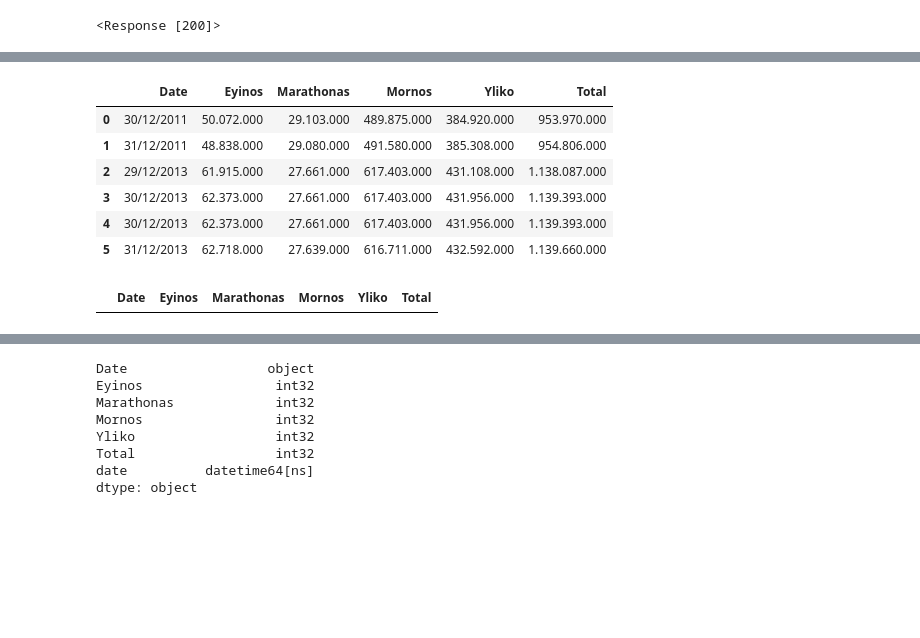
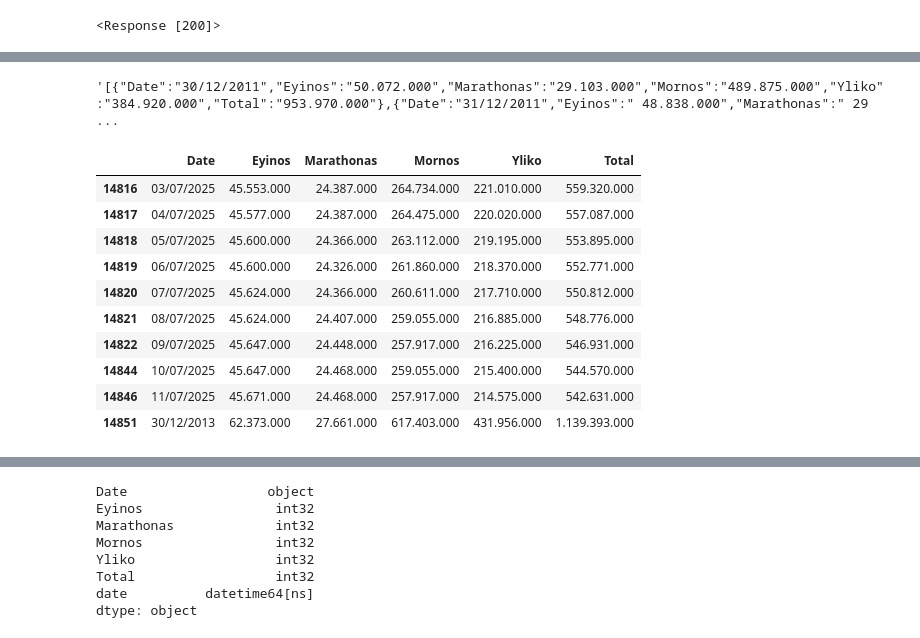
Before and after one commit to iMEdD-Lab/water_reservoirs, a Jupyter notebook: water_resrv-2025.ipynb, the cells around one changed output, grey strips where cells are left out. Saved outputs shown, nothing was run; the diff lists cells and outputs as text; code cells hidden in the pictures; blank space fills up the shorter version.

```diff
--- a/water_resrv-2025.ipynb
+++ b/water_resrv-2025.ipynb
@@ -151 +153,6 @@ df[df['Marathonas'].isnull() | df['Mornos'].isnull()]
+# %%
+# Γιατί όταν η κλήση γίνεται σε μία ημέρα, τα κενά  δεν είναι NaN
+requests.get('https://opendata-api-eydap.growthfund.gr/api/Savings/Day/31-12-2011').text
+# %% [output]
+'[{"Date":"30/12/2011","Eyinos":"50.072.000","Marathonas":"29.103.000","Mornos":"489.875.000","Yliko":"384.920.000","Total":"953.970.000"},{"Date":"31/12/2011","Eyinos":" 48.838.000","Marathonas":" 29 ...
 # %%
@@ -183,22 +183,22 @@ for dl in data_list2:
 df2 = pd.DataFrame(dictionaries)
-# %%
-df2
-# %% [output]
-|  | Date | Eyinos | Marathonas | Mornos | Yliko | Total |
-| 0 | 30/12/2011 | 50.072.000 | 29.103.000 | 489.875.000 | 384.920.000 | 953.970.000 |
-| 1 | 31/12/2011 | 48.838.000 | 29.080.000 | 491.580.000 | 385.308.000 | 954.806.000 |
-| 2 | 29/12/2013 | 61.915.000 | 27.661.000 | 617.403.000 | 431.108.000 | 1.138.087.000 |
-| 3 | 30/12/2013 | 62.373.000 | 27.661.000 | 617.403.000 | 431.956.000 | 1.139.393.000 |
-| 4 | 30/12/2013 | 62.373.000 | 27.661.000 | 617.403.000 | 431.956.000 | 1.139.393.000 |
-| 5 | 31/12/2013 | 62.718.000 | 27.639.000 | 616.711.000 | 432.592.000 | 1.139.660.000 |
 # %%
-#concatenate the different dataframes vertically
+# Ενώνουμε τα dataframe και αφαιρούμε τις γραμμές που έχουν NaN τιμές
+
 df3 = pd.concat([df,df2], axis=0, ignore_index=True)
 df3 = df3.dropna()
 df3 = df3.drop_duplicates(keep='first')
+df3 = df3.drop_duplicates(subset='Date', keep='first')
 df3.tail(10)
+# %% [output]
+|  | Date | Eyinos | Marathonas | Mornos | Yliko | Total |
+| 14816 | 03/07/2025 | 45.553.000 | 24.387.000 | 264.734.000 | 221.010.000 | 559.320.000 |
+| 14817 | 04/07/2025 | 45.577.000 | 24.387.000 | 264.475.000 | 220.020.000 | 557.087.000 |
+| 14818 | 05/07/2025 | 45.600.000 | 24.366.000 | 263.112.000 | 219.195.000 | 553.895.000 |
+| 14819 | 06/07/2025 | 45.600.000 | 24.326.000 | 261.860.000 | 218.370.000 | 552.771.000 |
+| 14820 | 07/07/2025 | 45.624.000 | 24.366.000 | 260.611.000 | 217.710.000 | 550.812.000 |
+| 14821 | 08/07/2025 | 45.624.000 | 24.407.000 | 259.055.000 | 216.885.000 | 548.776.000 |
+| 14822 | 09/07/2025 | 45.647.000 | 24.448.000 | 257.917.000 | 216.225.000 | 546.931.000 |
+| 14844 | 10/07/2025 | 45.647.000 | 24.468.000 | 259.055.000 | 215.400.000 | 544.570.000 |
+| 14846 | 11/07/2025 | 45.671.000 | 24.468.000 | 257.917.000 | 214.575.000 | 542.631.000 |
+| 14851 | 30/12/2013 | 62.373.000 | 27.661.000 | 617.403.000 | 431.956.000 | 1.139.393.000 |
-# %%
-df3[df3.duplicated(keep=False)]
-# %% [output]
-|  | Date | Eyinos | Marathonas | Mornos | Yliko | Total |
 # %%
```
Also changed, not shown: parts of 20 cells of this notebook, 4 other files.
